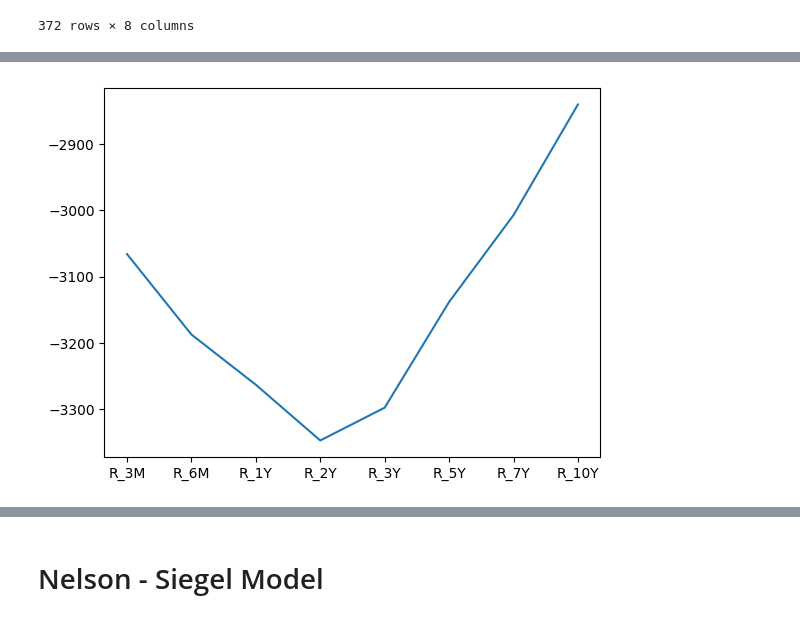
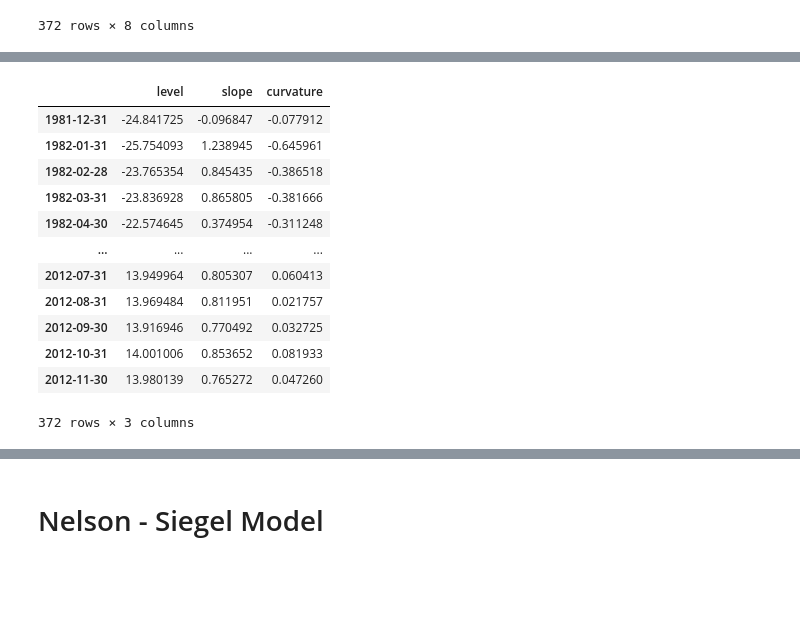
Before and after one commit to leonv1602/post-employment-benefit, a Jupyter notebook: yield-curve.ipynb, the cells around one changed output, grey strips where cells are left out. Drawn from its saved outputs; the diff is of its cells as text; code cells hidden in the pictures; blank space fills up the shorter version.

```diff
--- a/yield-curve.ipynb
+++ b/yield-curve.ipynb
@@ -57,4 +29,0 @@ yield_curve
-# %%
-plt.plot(df.columns, rs);
-# %% [output]
-[figure, removed]
@@ -61,3 +32,22 @@ plt.plot(df.columns, rs);
+# %%
+yield_curve = pd.DataFrame(data = {'level': u[:,0]*s[0],
+                                        'slope':u[:,1]*s[1],
+                                        'curvature':u[:,2]*s[2]}, index = df.index)
+yield_curve
+# %% [output]
+|  | level | slope | curvature |
+| 1981-12-31 | -24.841725 | -0.096847 | -0.077912 |
+| 1982-01-31 | -25.754093 | 1.238945 | -0.645961 |
+| 1982-02-28 | -23.765354 | 0.845435 | -0.386518 |
+| 1982-03-31 | -23.836928 | 0.865805 | -0.381666 |
+| 1982-04-30 | -22.574645 | 0.374954 | -0.311248 |
+| ... | ... | ... | ... |
+| 2012-07-31 | 13.949964 | 0.805307 | 0.060413 |
+| 2012-08-31 | 13.969484 | 0.811951 | 0.021757 |
+| 2012-09-30 | 13.916946 | 0.770492 | 0.032725 |
+| 2012-10-31 | 14.001006 | 0.853652 | 0.081933 |
+| 2012-11-30 | 13.980139 | 0.765272 | 0.047260 |
+372 rows × 3 columns
 # %%
 fig, ax = plt.subplots(figsize = (12,9))
 plt.title('Level')
```
Also changed, not shown: parts of 12 cells of this notebook.
